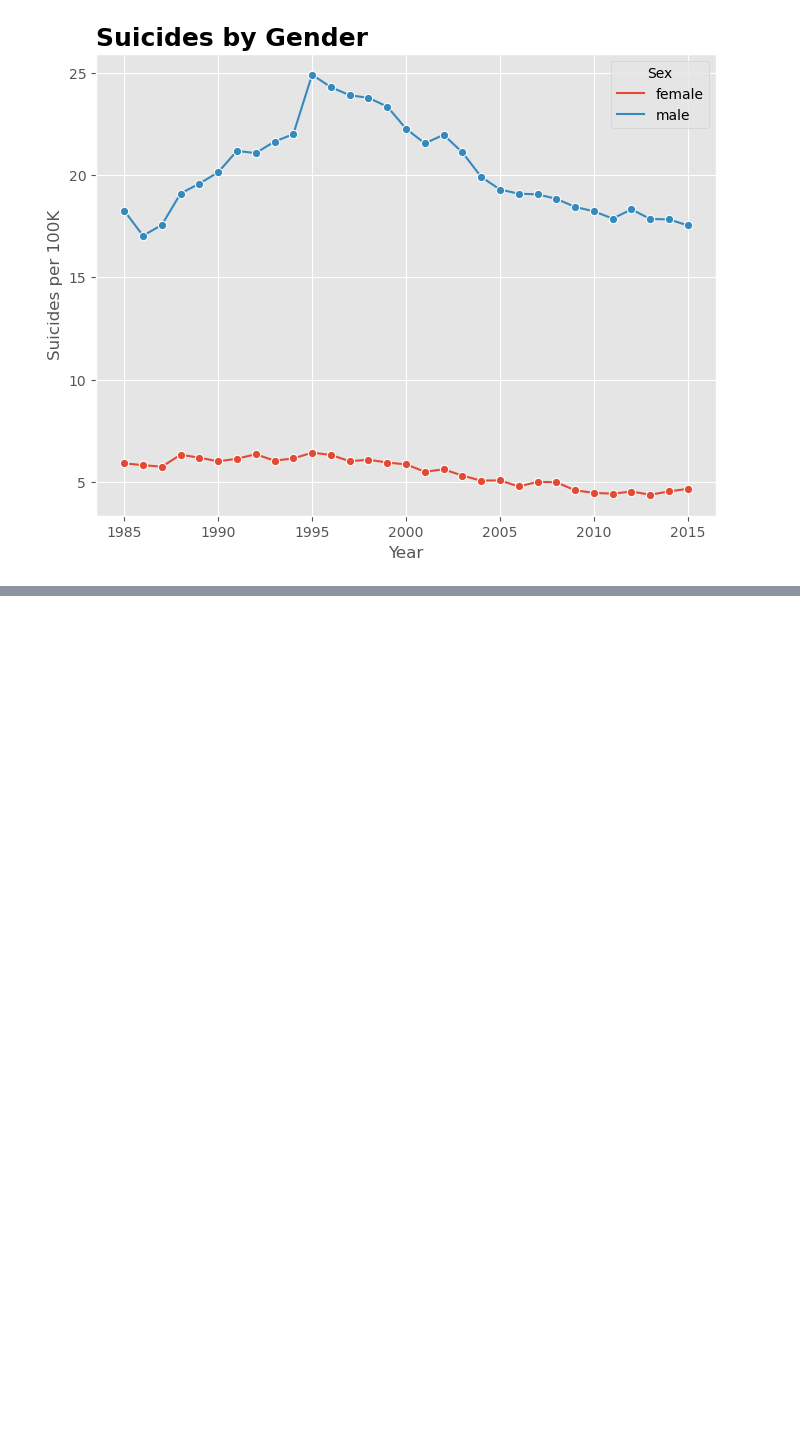
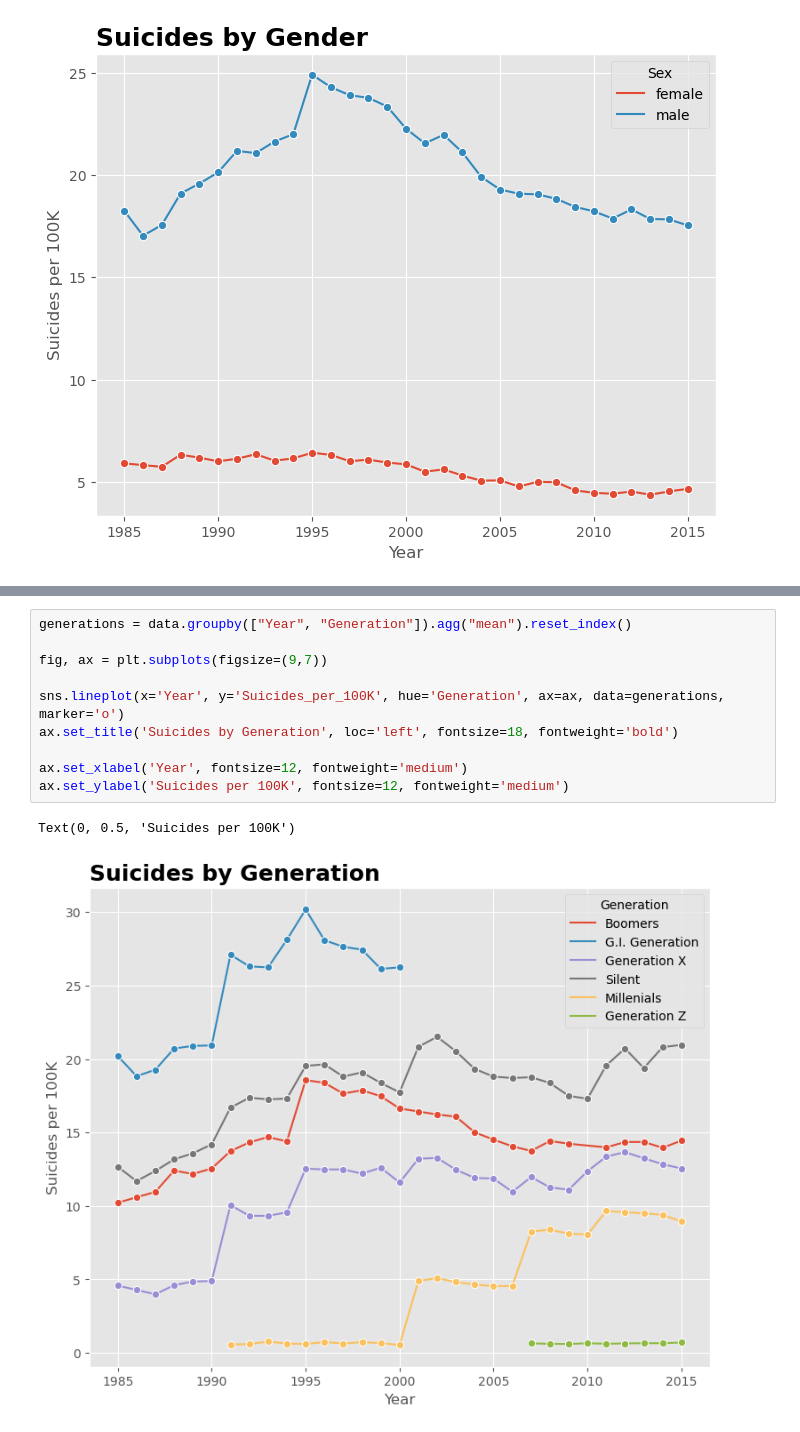
Before and after one commit to JaimeVRodriguez/suicide_rates_eda, a Jupyter notebook: notebooks/suicide_rate_eda.ipynb, the cells around one changed output, grey strips where cells are left out. Drawn from its saved outputs; the diff is of its cells as text; blank space fills up the shorter version.

Commit message:
add generation plot

```diff
--- a/notebooks/suicide_rate_eda.ipynb
+++ b/notebooks/suicide_rate_eda.ipynb
@@ -145,3 +145,16 @@ ax2.set_ylabel('Suicides per 100K', fontsize=12, fontweight='medium')
 fig.tight_layout()
 # %% [output]
 [figure]
+# %%
+generations = data.groupby(["Year", "Generation"]).agg("mean").reset_index()
+
+fig, ax = plt.subplots(figsize=(9,7))
+
+sns.lineplot(x='Year', y='Suicides_per_100K', hue='Generation', ax=ax, data=generations, marker='o')
+ax.set_title('Suicides by Generation', loc='left', fontsize=18, fontweight='bold')
+
+ax.set_xlabel('Year', fontsize=12, fontweight='medium')
+ax.set_ylabel('Suicides per 100K', fontsize=12, fontweight='medium')
+# %% [output]
+Text(0, 0.5, 'Suicides per 100K')
+[figure, added]
```
Also changed, not shown: parts of 1 cell of this notebook, 2 other files.
